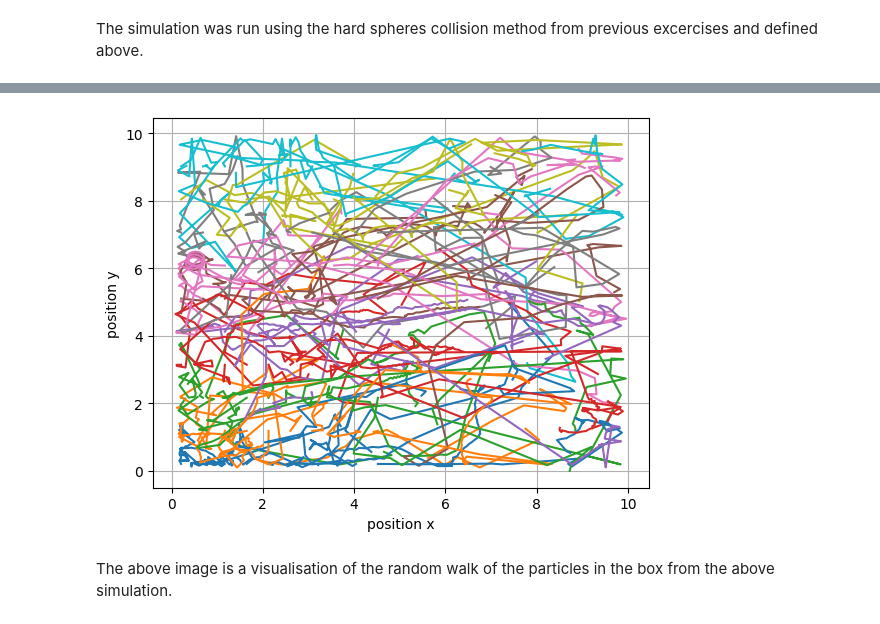
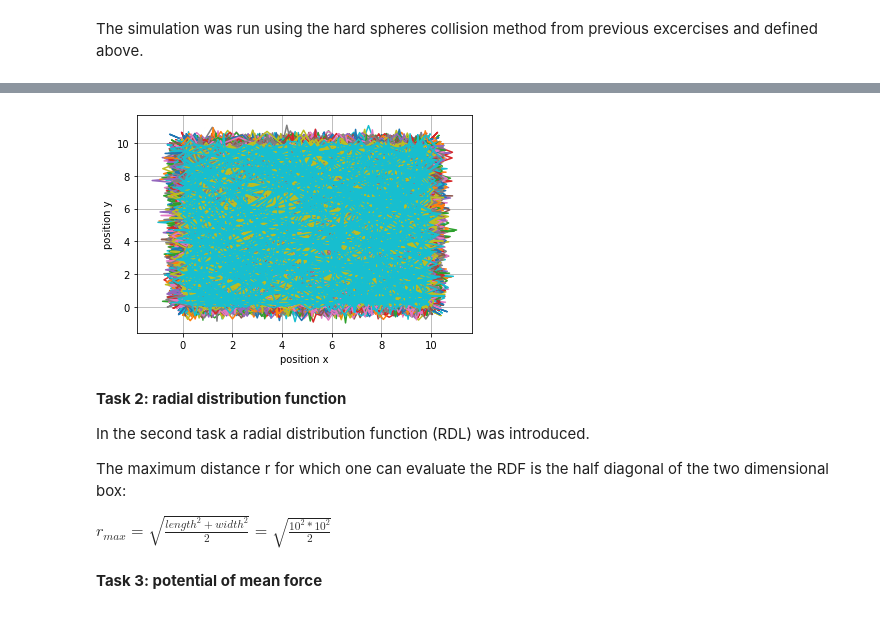
Before and after one commit to fsonak/VL_CCS, a Jupyter notebook: week_6.ipynb, the cells around one changed output, grey strips where cells are left out. Saved outputs shown, nothing was run; the diff lists cells and outputs as text; code cells hidden in the pictures.

Commit message:
task 1 should work.

```diff
--- a/week_6.ipynb
+++ b/week_6.ipynb
@@ -574,8 +658,15 @@ ValueError: operands could not be broadcast together with shapes (100,2) (100,)
 # %%
-anal = Analysis(sim)
+analysis = Analysis(sim)
+analysis.show_traj()
+# %% [output]
+[figure, added]
-# %%
-anal.show_traj()
-# %% [output]
-[figure, removed]
-# %% [markdown]
-The above image is a visualisation of the random walk of the particles in the box from the above simulation.
+# %% [markdown]
+**Task 2: radial distribution function**
+
+In the second task a radial distribution function (RDL) was introduced.
+
+The maximum distance r for which one can evaluate the RDF is the half diagonal of the two dimensional box:
+
+$
+r_{max} = \sqrt{\frac{length^2 + width^2}{2}} = \sqrt{\frac{10^2 * 10^2}{2}}
+$
@@ -581,0 +735,3 @@ The above image is a visualisation of the random walk of the particles in the bo
+# %% [markdown]
+
+**Task 3: potential of mean force**
```
Also changed, not shown: parts of 3 cells of this notebook.
